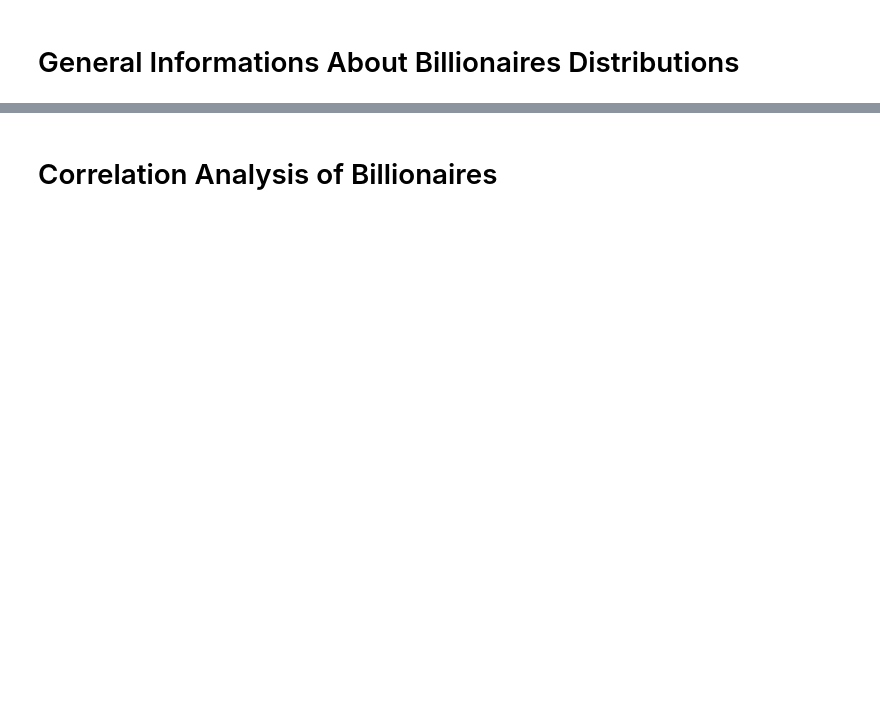
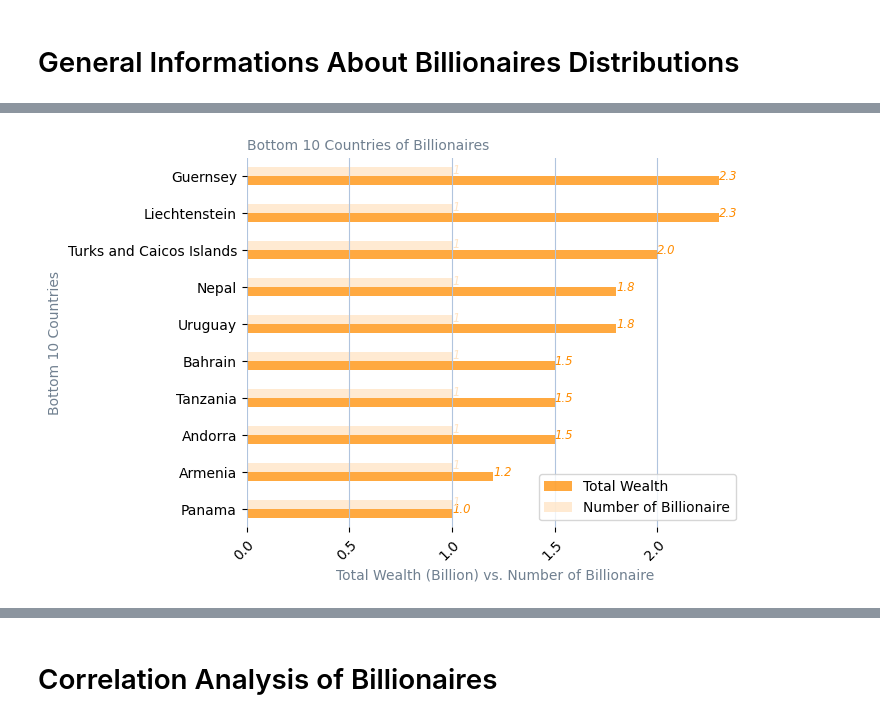
Before and after one commit to gialiubc/project_1, a Jupyter notebook: gia/who_are_the_billionaires.ipynb, the cells around one changed output, grey strips where cells are left out. Cells and saved outputs as stored; diff of their text form; code cells hidden in the pictures; blank space fills up the shorter version.

```diff
--- a/gia/who_are_the_billionaires.ipynb
+++ b/gia/who_are_the_billionaires.ipynb
@@ -324,0 +288,25 @@ dtype: int64
+# %%
+# multi barh plot fot bottom 10 countries
+bottom_country_df.plot.barh(color = ('darkorange','bisque'), alpha = 0.75, align = 'center')
+
+plt.title("Bottom 10 Countries of Billionaires", color = 'slategray', loc='left',fontsize=10)
+plt.xlabel("Total Wealth (Billion) vs. Number of Billionaire", color = 'slategray',fontsize=10)
+plt.ylabel("Bottom 10 Countries", color = 'slategray', fontsize=10)
+plt.grid(c="lightsteelblue", axis = 'x')
+plt.xticks(rotation=45, rotation_mode="anchor", ha="right", wrap=True)
+plt.legend(labels = ('Total Wealth','Number of Billionaire'))
+# annotate for total wealth
+for index, value in enumerate(bottom_country_df['finalWorth_value']):
+    plt.text(value, index, str(value), ha = 'left', va = 'center', style = 'oblique',
+             weight = 'medium', size = 'small', color = 'darkorange')
+# annotate for count
+for index, value in enumerate(bottom_country_df['finalWorth_count']):
+    plt.text(value, index, str(value), ha = 'left', va = 'bottom', style = 'oblique',
+             weight = 'medium', size = 'small', color = 'bisque')
+# get rid of the frame lines
+for spine in plt.gca().spines.values():
+    spine.set_visible(False)
+
+plt.show()
+# %% [output]
+[figure, added]
```
Also changed, not shown: parts of 40 cells of this notebook, 1 other file.
